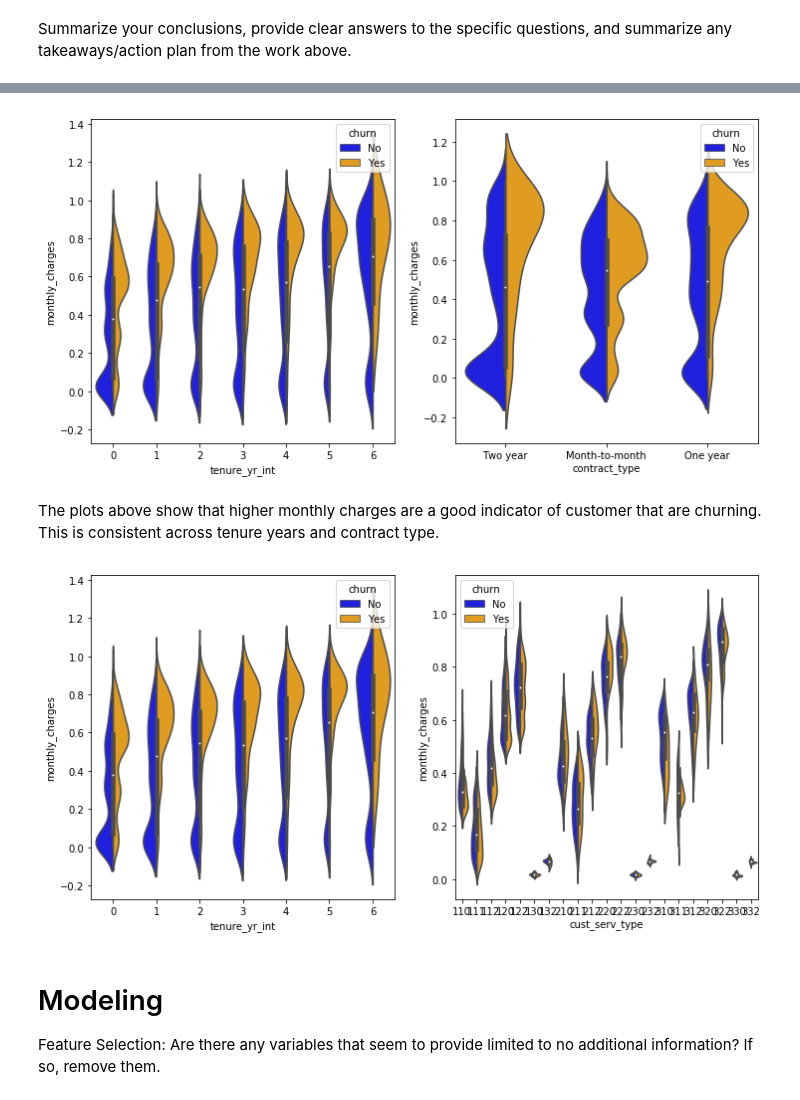
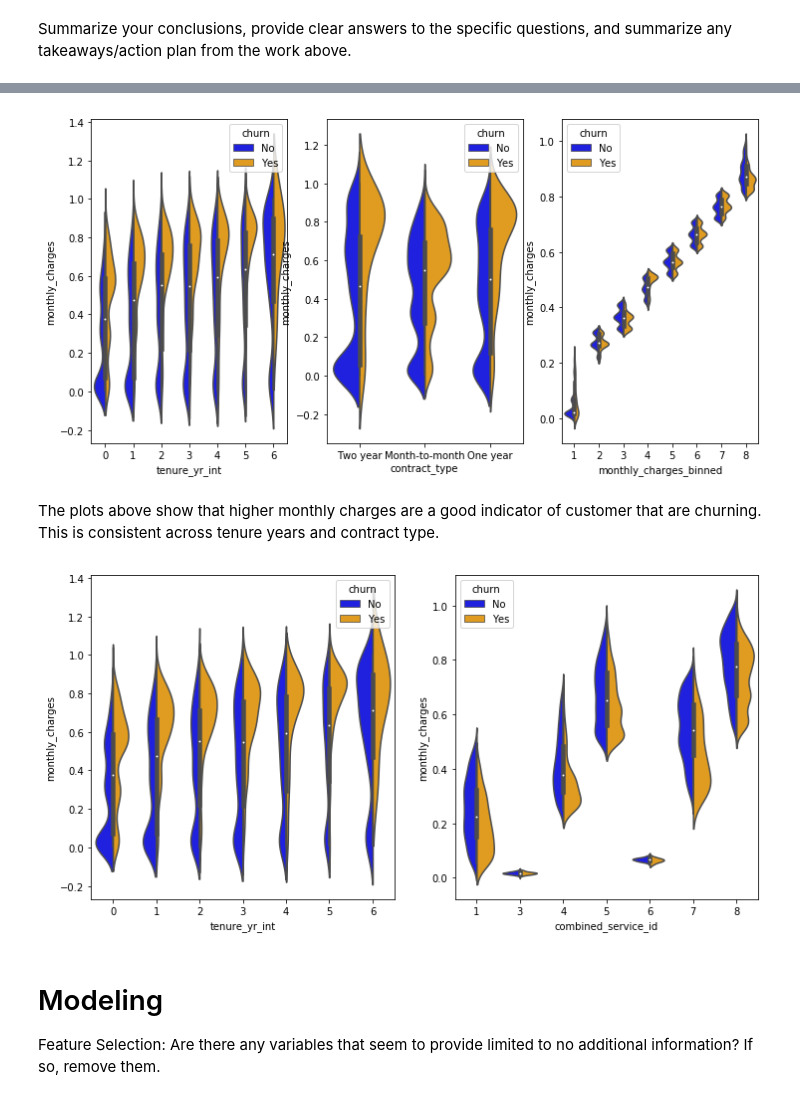
Before and after one commit to codeup-classification-project-ada/Classification, a Jupyter notebook: Codeup_Classification_Project_Ada_JB.ipynb, the cells around one changed output, grey strips where cells are left out. Drawn from its saved outputs; the diff is of its cells as text; code cells hidden in the pictures.

```diff
--- a/Codeup_Classification_Project_Ada_JB.ipynb
+++ b/Codeup_Classification_Project_Ada_JB.ipynb
@@ -82,8 +84,8 @@ def get_telco_data():
     JOIN internet_service_types as ist USING (internet_service_type_id)\
     JOIN payment_types as pt USING (payment_type_id);', get_connection('telco_churn'))
 # %%
-df = get_telco_data()
-df.head()
+df1 = get_telco_data()
+df1.head()
 # %% [output]
 |  | customer_id | gender | senior_citizen | partner | dependents | tenure | phone_service | multiple_lines | ... |
 | 0 | 0003-MKNFE | Male | 0 | No | No | 9 | Yes | Yes | ... |
@@ -100,3 +102,6 @@ Write a function, peekatdata(dataframe), that takes a dataframe as input and com
 - creates tuple object shape_tuple (tuple of (nrows, ncols)) and prints tuple to screen
 - creates dataframe object describe_df (summary statistics of all numeric variables) and prints contents to screen.
 - prints to screen the information about a DataFrame including the index dtype and column dtypes, non-null values and memory usage.
+# %%
+df = df1
+df.head()
@@ -694,9 +695,9 @@ pd.scatter_matrix
 # %% [markdown]
 sns.barplot
 # %%
-features = ['tenure_yr_int', 'internet_service_type_id', 'cust_serv_type', 'monthly_charges_binned']
+features = ['tenure_yr_int', 'internet_service_type_id', 'combined_service_id']
 
-_, ax = plt.subplots(nrows=1, ncols=4, figsize=(16,5))
+_, ax = plt.subplots(nrows=1, ncols=3, figsize=(16,5))
 
 churned_rate = train.churn_encoded.mean()
 
@@ -715,7 +716,7 @@ sns.pairplot
 # %% [markdown]
 sns.jointplot
 # %%
-for i, col in enumerate(['tenure', 'internet_service_type_id', 'contract_type_id', 'monthly_charges', 'cust_serv_type']):
+for i, col in enumerate(['tenure', 'internet_service_type_id', 'contract_type_id', 'monthly_charges']):
     with sns.axes_style('white'):
         plot_number = i + 1
         series = train[col]
@@ -771,18 +783,18 @@ ax = sns.boxplot(x="internet_service_type", y="monthly_charges", data=train,
 # %%
-features = ['tenure_yr_int', 'contract_type']
+features = ['tenure_yr_int', 'contract_type', 'monthly_charges_binned']
 feature_count = range(len(features))
 
-_, ax = plt.subplots(nrows=1, ncols=2, figsize=(12,6))
+_, ax = plt.subplots(nrows=1, ncols=3, figsize=(12,6))
 
 for i, feature in enumerate(features):
     sns.violinplot(feature, 'monthly_charges', hue='churn',
         data=train, split=True, ax=ax[i], palette=['blue','orange'])
 # %% [output]
-[figure, old version]
+[figure, new version]
 # %% [markdown]
 The plots above show that higher monthly charges are a good indicator of customer that are churning.  This is consistent across tenure years and contract type.
 # %%
-features = ['tenure_yr_int', 'cust_serv_type']
+features = ['tenure_yr_int', 'combined_service_id']
 feature_count = range(len(features))
 
 _, ax = plt.subplots(nrows=1, ncols=2, figsize=(12,6))
@@ -791,7 +803,7 @@ for i, feature in enumerate(features):
     sns.violinplot(feature, 'monthly_charges', hue='churn',
         data=train, split=True, ax=ax[i], palette=['blue','orange'])
 # %% [output]
-[figure, old version]
+[figure, new version]
 # %% [markdown]
 # Modeling
 Feature Selection: Are there any variables that seem to provide limited to no additional information? If so, remove them.
```
Also changed, not shown: parts of 75 cells of this notebook.
